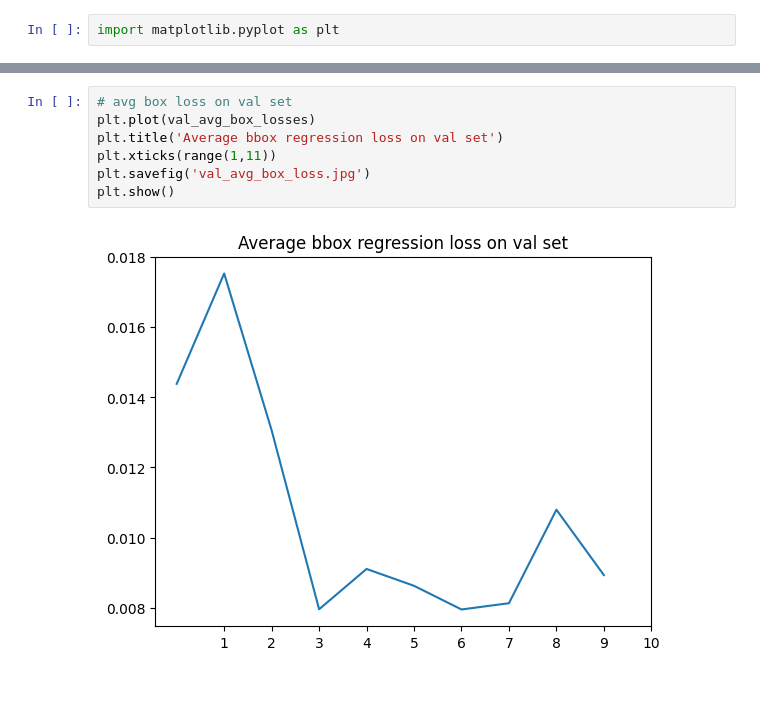
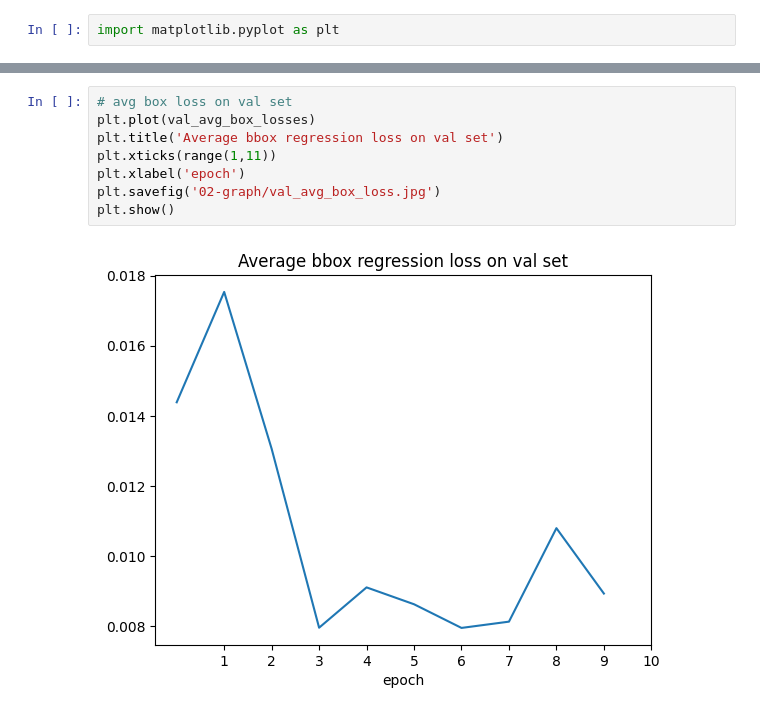
Before and after one commit to Kizza2014/deep_learning_with_pytorch, a Jupyter notebook: object_detection_aio/02-classification_and_bounding_box_regression.ipynb, the cells around one changed output, grey strips where cells are left out. Drawn from its saved outputs; the diff is of its cells as text; blank space fills up the shorter version.

```diff
--- a/object_detection_aio/02-classification_and_bounding_box_regression.ipynb
+++ b/object_detection_aio/02-classification_and_bounding_box_regression.ipynb
@@ -307,12 +310,13 @@ plt.show()
 # %%
 # avg box loss on val set
 plt.plot(val_avg_box_losses)
 plt.title('Average bbox regression loss on val set')
 plt.xticks(range(1,11))
-plt.savefig('val_avg_box_loss.jpg')
+plt.xlabel('epoch')
+plt.savefig('02-graph/val_avg_box_loss.jpg')
 plt.show()
 # %% [output]
-[figure, old version]
+[figure, new version]
 # %%
 # accuracy on val set
 plt.plot(val_accuracy)
```
Also changed, not shown: parts of 4 cells of this notebook, 5 other files.
